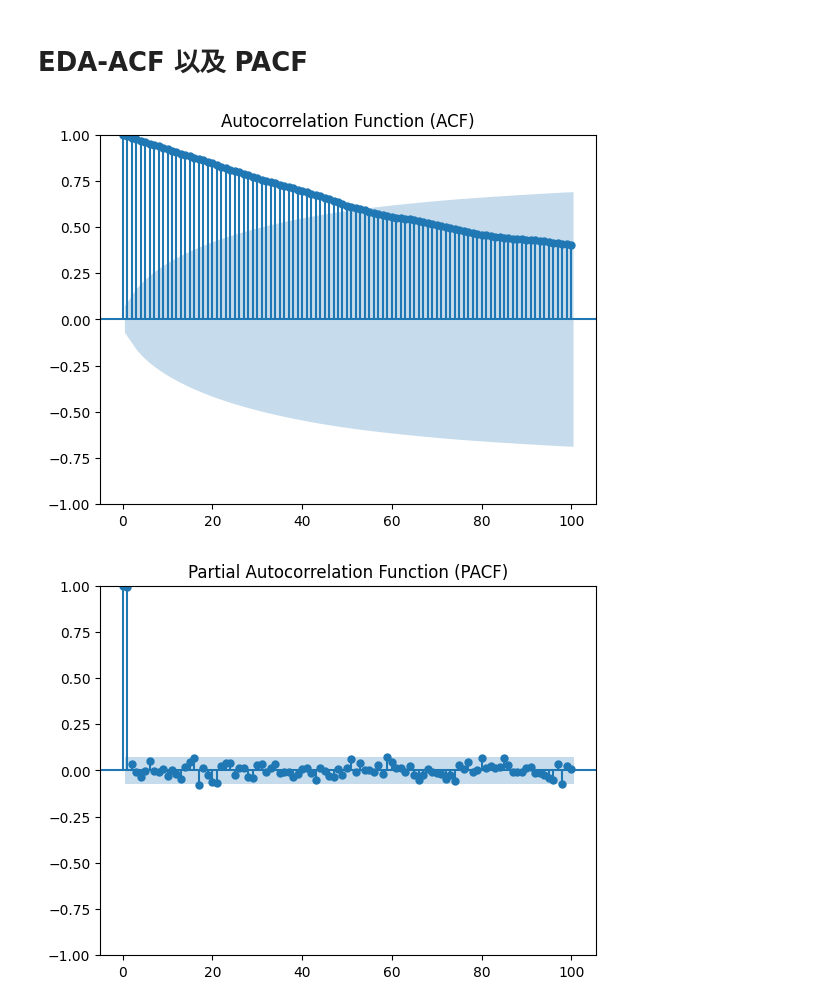
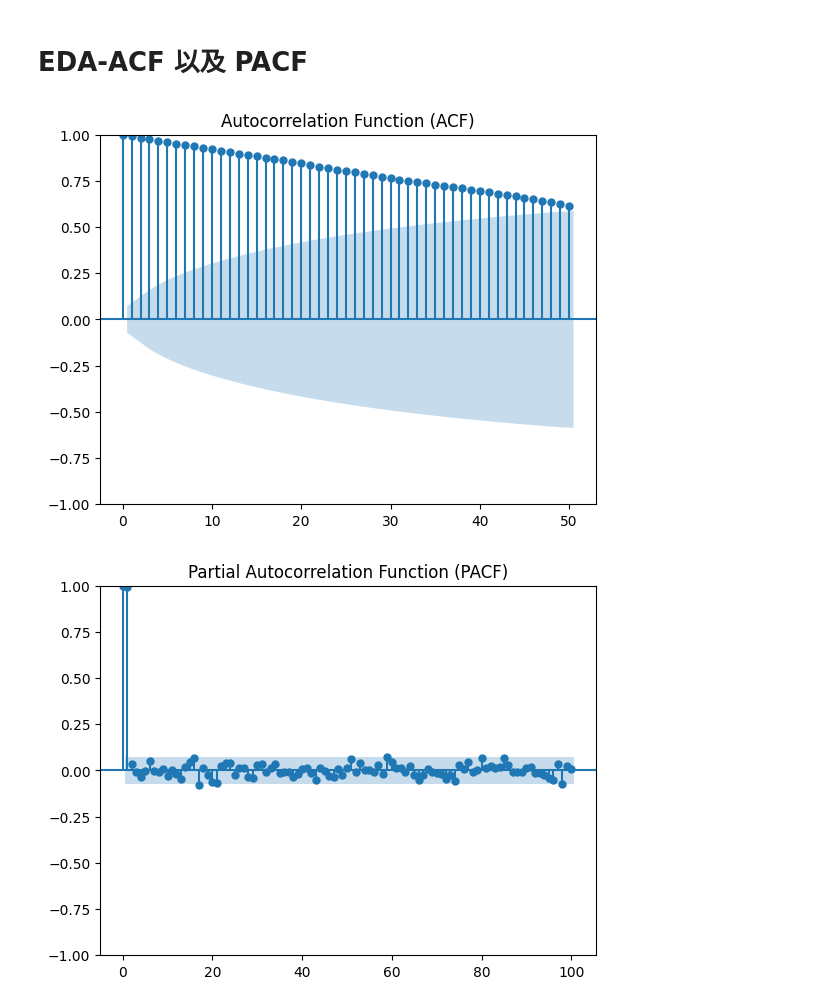
Before and after one commit to lala9456/0605ineterview, a Jupyter notebook: EDA.ipynb, the cells around one changed output. Cells and saved outputs as stored; diff of their text form; code cells hidden in the pictures.

```diff
--- a/EDA.ipynb
+++ b/EDA.ipynb
@@ -249,9 +250,10 @@ plt.show()
 # %%
 from statsmodels.graphics.tsaplots import plot_acf ,plot_pacf
 # %%
-plot_acf(df['close'], lags=100)
+#計算ACF
+plot_acf(df['close'], lags=50)
 plt.title('Autocorrelation Function (ACF)')
 plt.show()
 # %% [output]
-[figure, old version]
+[figure, new version]
 # %%
```
Also changed, not shown: parts of 33 cells of this notebook, 2 other files.
